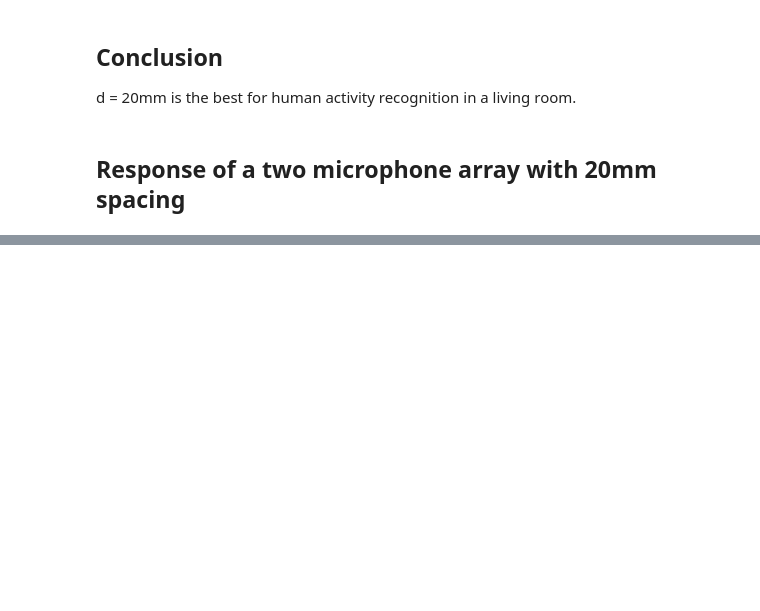
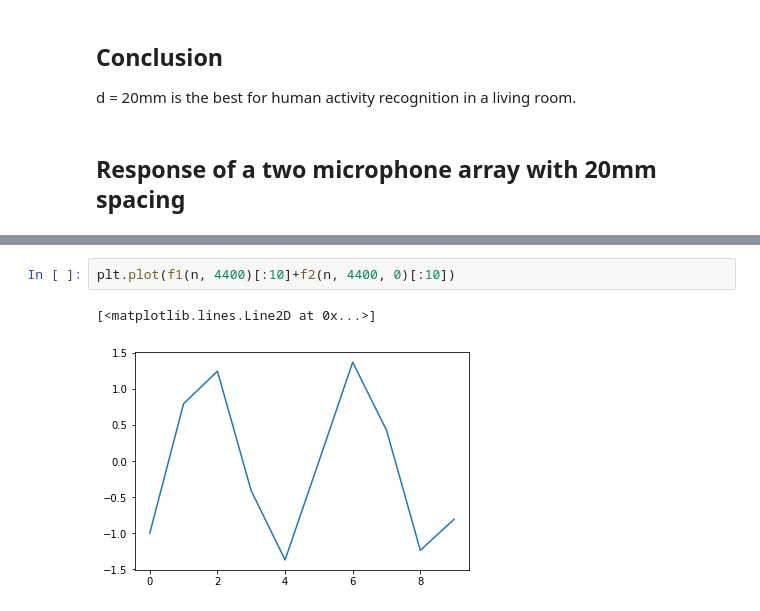
Before and after one commit to araobp/acoustic-features, a Jupyter notebook: ipynb/Beam forming.ipynb, the cells around one changed output, grey strips where cells are left out. Saved outputs shown, nothing was run; the diff lists cells and outputs as text; blank space fills up the shorter version.

```diff
--- a/ipynb/Beam forming.ipynb
+++ b/ipynb/Beam forming.ipynb
@@ -84,0 +111,5 @@ $$ f_2[n] = \sin \Bigl( \omega \frac{n}{f_s} - \frac{d \cos \theta}{c} \Bigr) $$
+# %%
+plt.plot(f1(n, 4400)[:10]+f2(n, 4400, 0)[:10])
+# %% [output]
+[<matplotlib.lines.Line2D at 0x...>]
+[figure, added]
```
Also changed, not shown: parts of 4 cells of this notebook.
